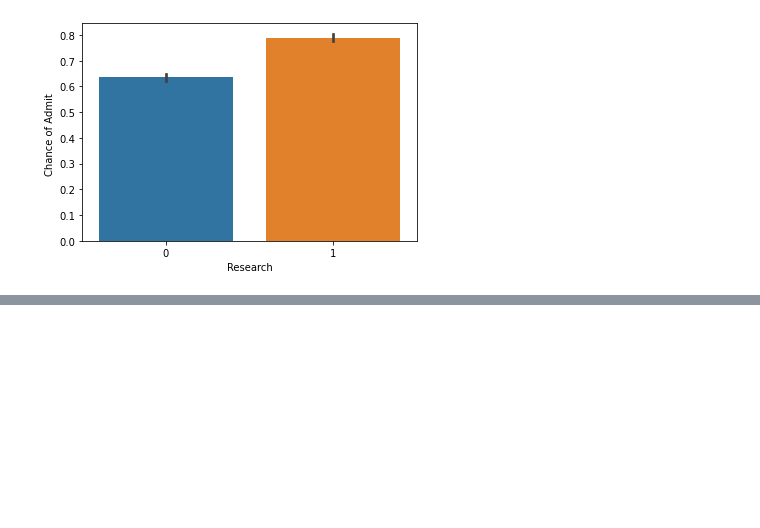
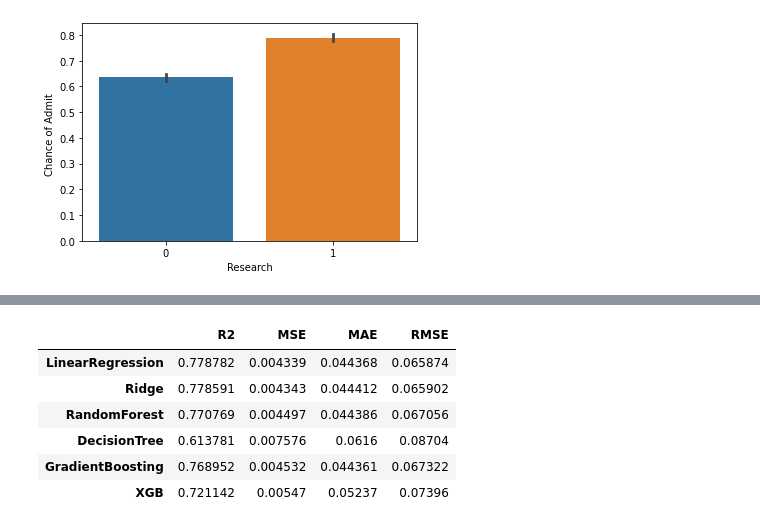
Before and after one commit to isoori/Graduate-Admission, a Jupyter notebook: Untitled.ipynb, the cells around one changed output, grey strips where cells are left out. Saved outputs shown, nothing was run; the diff lists cells and outputs as text; code cells hidden in the pictures; blank space fills up the shorter version.

```diff
--- a/Untitled.ipynb
+++ b/Untitled.ipynb
@@ -125,4 +126,19 @@ def Regressor(model, x_train, x_test, y_train, y_test):
         m = model
         m.fit(x_train,y_train)
         prediction = m.predict(x_test)
-        score = r2
+        score = r2_score(y_test,prediction)
+        mse = mean_squared_error(y_test,prediction)
+        mae = mean_absolute_error(y_test,prediction)
+        rmse = np.sqrt(mse)
+        result.loc[name,:]=[score,mse,mae,rmse]
+    return result
+# %%
+Regressor(models,x_train,x_test,y_train,y_test)
+# %% [output]
+|  | R2 | MSE | MAE | RMSE |
+| LinearRegression | 0.778782 | 0.004339 | 0.044368 | 0.065874 |
+| Ridge | 0.778591 | 0.004343 | 0.044412 | 0.065902 |
+| RandomForest | 0.770769 | 0.004497 | 0.044386 | 0.067056 |
+| DecisionTree | 0.613781 | 0.007576 | 0.0616 | 0.08704 |
+| GradientBoosting | 0.768952 | 0.004532 | 0.044361 | 0.067322 |
+| XGB | 0.721142 | 0.00547 | 0.05237 | 0.07396 |
```
Also changed, not shown: parts of 9 cells of this notebook.
